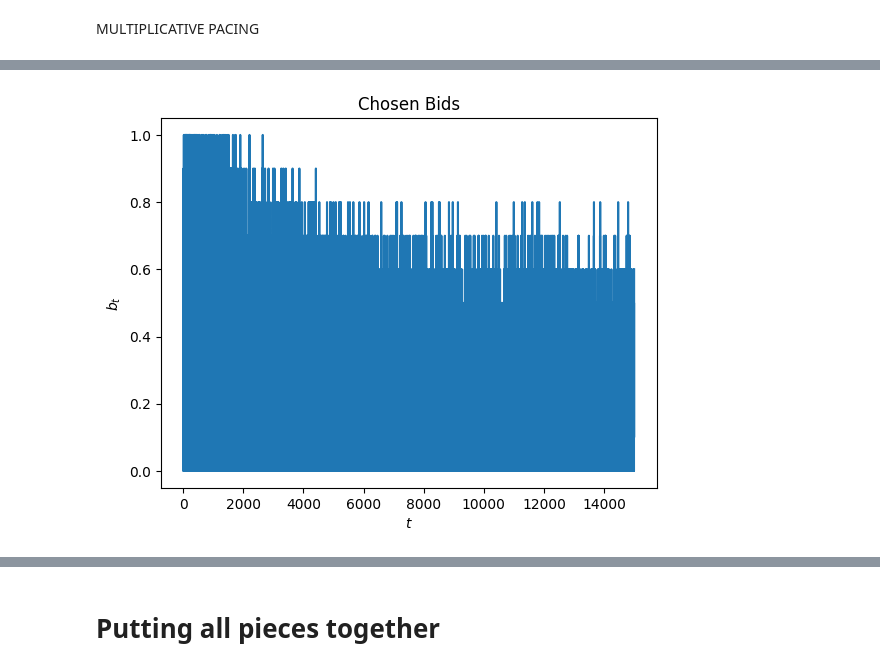
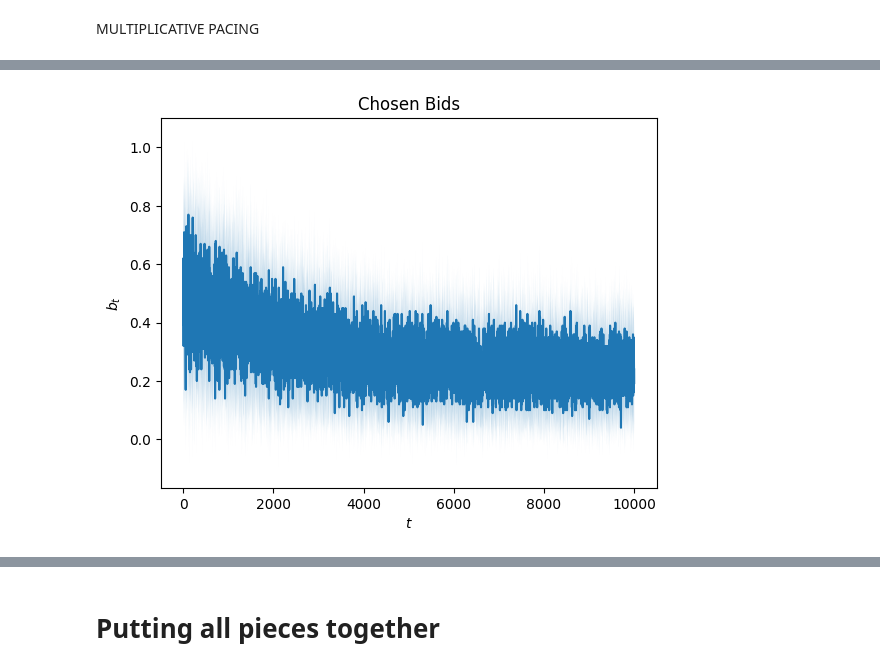
Before and after one commit to manuu1311/OLA-project, a Jupyter notebook: Deliverables/Requirement2/requirement2.ipynb, the cells around one changed output, grey strips where cells are left out. Cells and saved outputs as stored; diff of their text form; code cells hidden in the pictures.

```diff
--- a/Deliverables/Requirement2/requirement2.ipynb
+++ b/Deliverables/Requirement2/requirement2.ipynb
@@ -208,8 +228,9 @@ Total # of Wins: 1413
 # %%
-plt.plot(my_bids)
+plt.plot(np.arange(n_users), avg_my_bids)
+plt.fill_between(np.arange(n_users), avg_my_bids-std_my_bids, avg_my_bids+std_my_bids, alpha=0.3)
 plt.xlabel('$t$')
 plt.ylabel('$b_t$')
 plt.title('Chosen Bids')
 plt.show()
 # %% [output]
-[figure, old version]
+[figure, new version]
```
Also changed, not shown: parts of 9 cells of this notebook.
